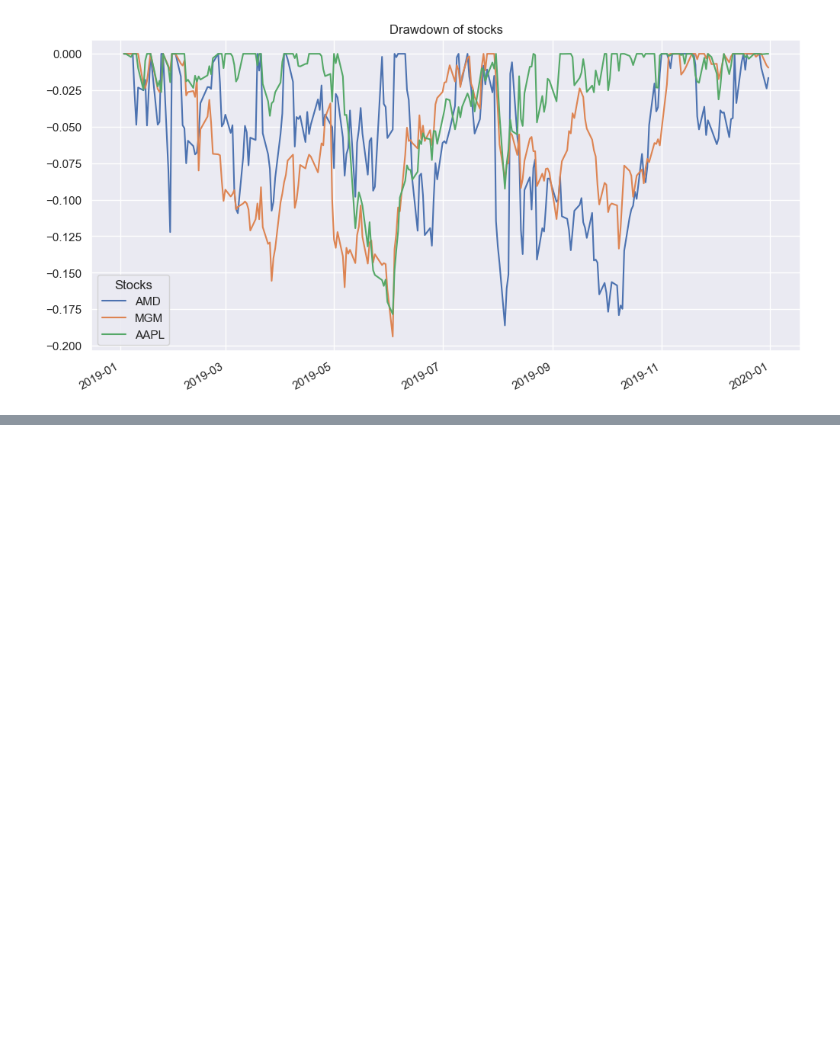
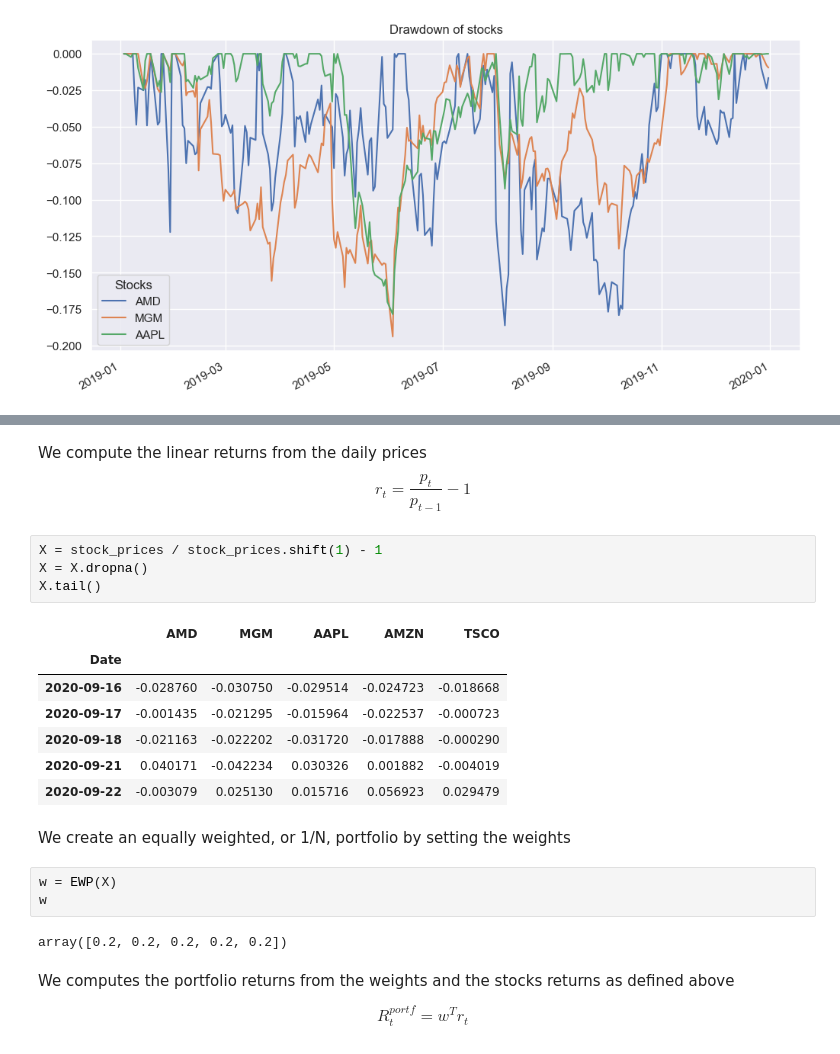
Before and after one commit to luigiselmi/finstat, a Jupyter notebook: palomar/ch6_portfolio_basics.ipynb, the cells around one changed output, grey strips where cells are left out. Saved outputs shown, nothing was run; the diff lists cells and outputs as text; blank space fills up the shorter version.

```diff
--- a/palomar/ch6_portfolio_basics.ipynb
+++ b/palomar/ch6_portfolio_basics.ipynb
@@ -327,0 +345,26 @@ dtype: float64
+# %% [markdown]
+We compute the linear returns from the daily prices
+$$r_t = \frac{p_t}{p_{t-1}} - 1$$
+# %%
+X = stock_prices / stock_prices.shift(1) - 1
+X = X.dropna()
+X.tail()
+# %% [output]
+|  | AMD | MGM | AAPL | AMZN | TSCO |
+| Date |  |  |  |  |  |
+| 2020-09-16 | -0.028760 | -0.030750 | -0.029514 | -0.024723 | -0.018668 |
+| 2020-09-17 | -0.001435 | -0.021295 | -0.015964 | -0.022537 | -0.000723 |
+| 2020-09-18 | -0.021163 | -0.022202 | -0.031720 | -0.017888 | -0.000290 |
+| 2020-09-21 | 0.040171 | -0.042234 | 0.030326 | 0.001882 | -0.004019 |
+| 2020-09-22 | -0.003079 | 0.025130 | 0.015716 | 0.056923 | 0.029479 |
+# %% [markdown]
+We create an equally weighted, or 1/N, portfolio by setting the weights
+# %%
+w = EWP(X)
+w
+# %% [output]
+array([0.2, 0.2, 0.2, 0.2, 0.2])
+# %% [markdown]
+We computes the portfolio returns from the weights and the stocks returns as defined above
+
+$$R_t^{portf} = w^T r_t$$
```
Also changed, not shown: parts of 19 cells of this notebook.
